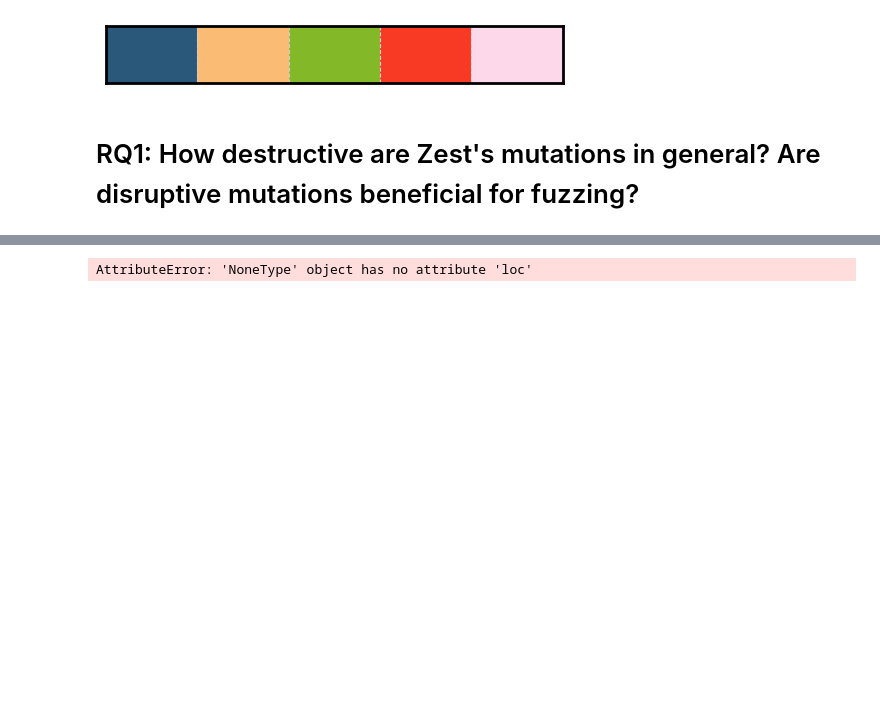
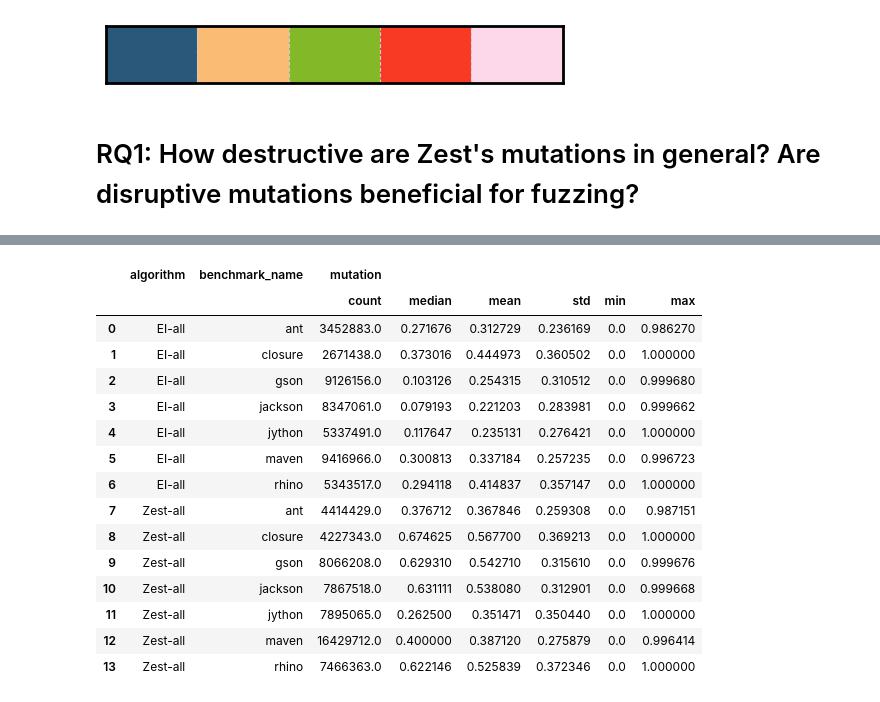
Before and after one commit to aoli-al/JQF-ei, a Jupyter notebook: scripts/experiments/ei/ei-ubc/data_exploration.ipynb, the cells around one changed output, grey strips where cells are left out. Saved outputs shown, nothing was run; the diff lists cells and outputs as text; code cells hidden in the pictures; blank space fills up the shorter version.

```diff
--- a/scripts/experiments/ei/ei-ubc/data_exploration.ipynb
+++ b/scripts/experiments/ei/ei-ubc/data_exploration.ipynb
@@ -102,7 +144,24 @@ KeyboardInterrupt:
 # %%
 # stats table
-mutation_groupby = mutation_df.groupby(['algorithm', 'benchmark_name'], as_index=False)
-all_input_stats = beautify_stats_table(mutation_groupby)
-bar_plot_for_median_mutation_distance(all_input_stats, experiment_name, 'bar_plot_median_mutation_distance')
+groupby = all_input_df.groupby(['algorithm', 'benchmark_name'], as_index=False)
+all_input_stats = beautify_stats_table(groupby)
+all_input_stats
+#bar_plot_for_median_mutation_distance(all_input_stats, experiment_name, 'all_input_bar_plot')
+#box_plot_for_mutation_distance(zest_df, experiment_name, 'zest_box_plot')
 # %% [output]
-AttributeError: 'NoneType' object has no attribute 'loc'
+|  | algorithm | benchmark_name | mutation |  |  |  |  |  |
+|  |  |  | count | median | mean | std | min | max |
+| 0 | EI-all | ant | 3452883.0 | 0.271676 | 0.312729 | 0.236169 | 0.0 | 0.986270 |
+| 1 | EI-all | closure | 2671438.0 | 0.373016 | 0.444973 | 0.360502 | 0.0 | 1.000000 |
+| 2 | EI-all | gson | 9126156.0 | 0.103126 | 0.254315 | 0.310512 | 0.0 | 0.999680 |
+| 3 | EI-all | jackson | 8347061.0 | 0.079193 | 0.221203 | 0.283981 | 0.0 | 0.999662 |
+| 4 | EI-all | jython | 5337491.0 | 0.117647 | 0.235131 | 0.276421 | 0.0 | 1.000000 |
+| 5 | EI-all | maven | 9416966.0 | 0.300813 | 0.337184 | 0.257235 | 0.0 | 0.996723 |
+| 6 | EI-all | rhino | 5343517.0 | 0.294118 | 0.414837 | 0.357147 | 0.0 | 1.000000 |
+| 7 | Zest-all | ant | 4414429.0 | 0.376712 | 0.367846 | 0.259308 | 0.0 | 0.987151 |
+| 8 | Zest-all | closure | 4227343.0 | 0.674625 | 0.567700 | 0.369213 | 0.0 | 1.000000 |
+| 9 | Zest-all | gson | 8066208.0 | 0.629310 | 0.542710 | 0.315610 | 0.0 | 0.999676 |
+| 10 | Zest-all | jackson | 7867518.0 | 0.631111 | 0.538080 | 0.312901 | 0.0 | 0.999668 |
+| 11 | Zest-all | jython | 7895065.0 | 0.262500 | 0.351471 | 0.350440 | 0.0 | 1.000000 |
+| 12 | Zest-all | maven | 16429712.0 | 0.400000 | 0.387120 | 0.275879 | 0.0 | 0.996414 |
+| 13 | Zest-all | rhino | 7466363.0 | 0.622146 | 0.525839 | 0.372346 | 0.0 | 1.000000 |
```
Also changed, not shown: parts of 20 cells of this notebook, 10 other files.
